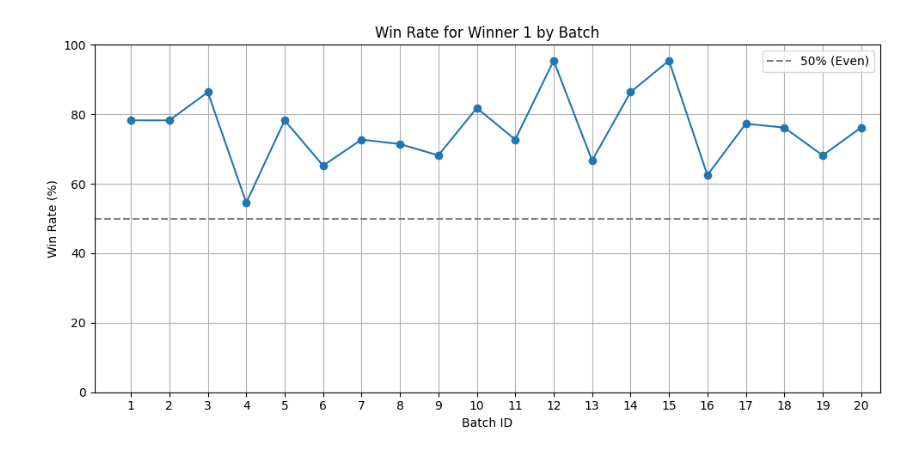
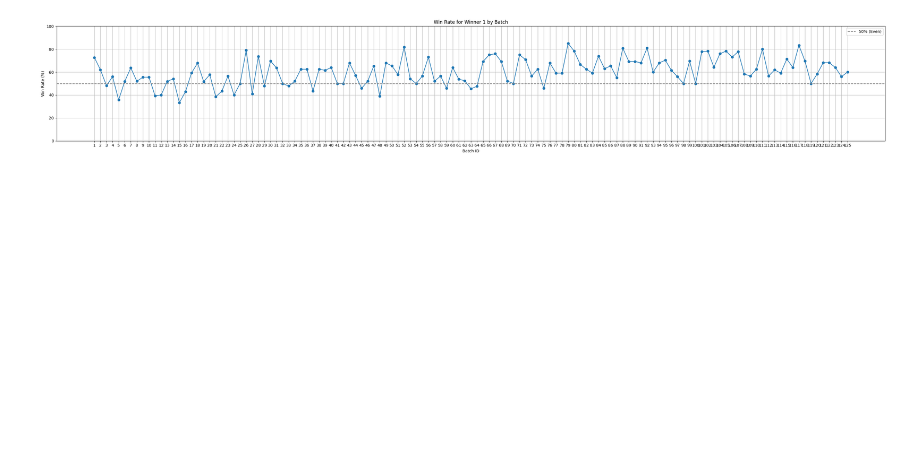
Before and after one commit to JohnAsaro/viz-ikemen, a Jupyter notebook: RL_SAVES/plot_episodes.ipynb, the cells around one changed output. Drawn from its saved outputs; the diff is of its cells as text; code cells hidden in the pictures; blank space fills up the shorter version.

```diff
--- a/RL_SAVES/plot_episodes.ipynb
+++ b/RL_SAVES/plot_episodes.ipynb
@@ -7,32 +7,32 @@ import matplotlib.pyplot as plt
 DB_PATH = "current_episode_log.db"
 
 # Connect and load data into DataFrame
 with sqlite3.connect(DB_PATH) as conn:
     df = pd.read_sql_query("SELECT batch_id, winner FROM episodes WHERE winner IN (1, 2)", conn)
 
 # Filter data to only include batch_id <= 20.0
 #df = df[df['batch_id'] <= 20.0]
 
 # Group by batch and count winners
 counts = df.groupby(['batch_id', 'winner']).size().unstack(fill_value=0)
 
 # Compute win rate for winner 1 as percentage
 total_games = counts[1] + counts[2]
 counts['winrate_1_percent'] = (counts[1] / total_games) * 100
 
 # Plot
-plt.figure(figsize=(10, 5))
+plt.figure(figsize=(40, 5))
 plt.plot(counts.index, counts['winrate_1_percent'], marker='o', linestyle='-')
 plt.title("Win Rate for Winner 1 by Batch")
 plt.xlabel("Batch ID")
 plt.ylabel("Win Rate (%)")
 #plt.xlim(None, 20.5)
 plt.ylim(0, 100)  # Set y-axis from 0 to 100%
 plt.xticks(range(int(counts.index.min()), int(counts.index.max()) + 1))  # Set x-axis ticks to integers
 plt.grid(True)
 plt.axhline(50, color='gray', linestyle='--', label='50% (Even)')
 plt.legend()
 plt.tight_layout()
 plt.show()
 # %% [output]
-[figure, old version]
+[figure, new version]
```
Also changed, not shown: 1 other file.
